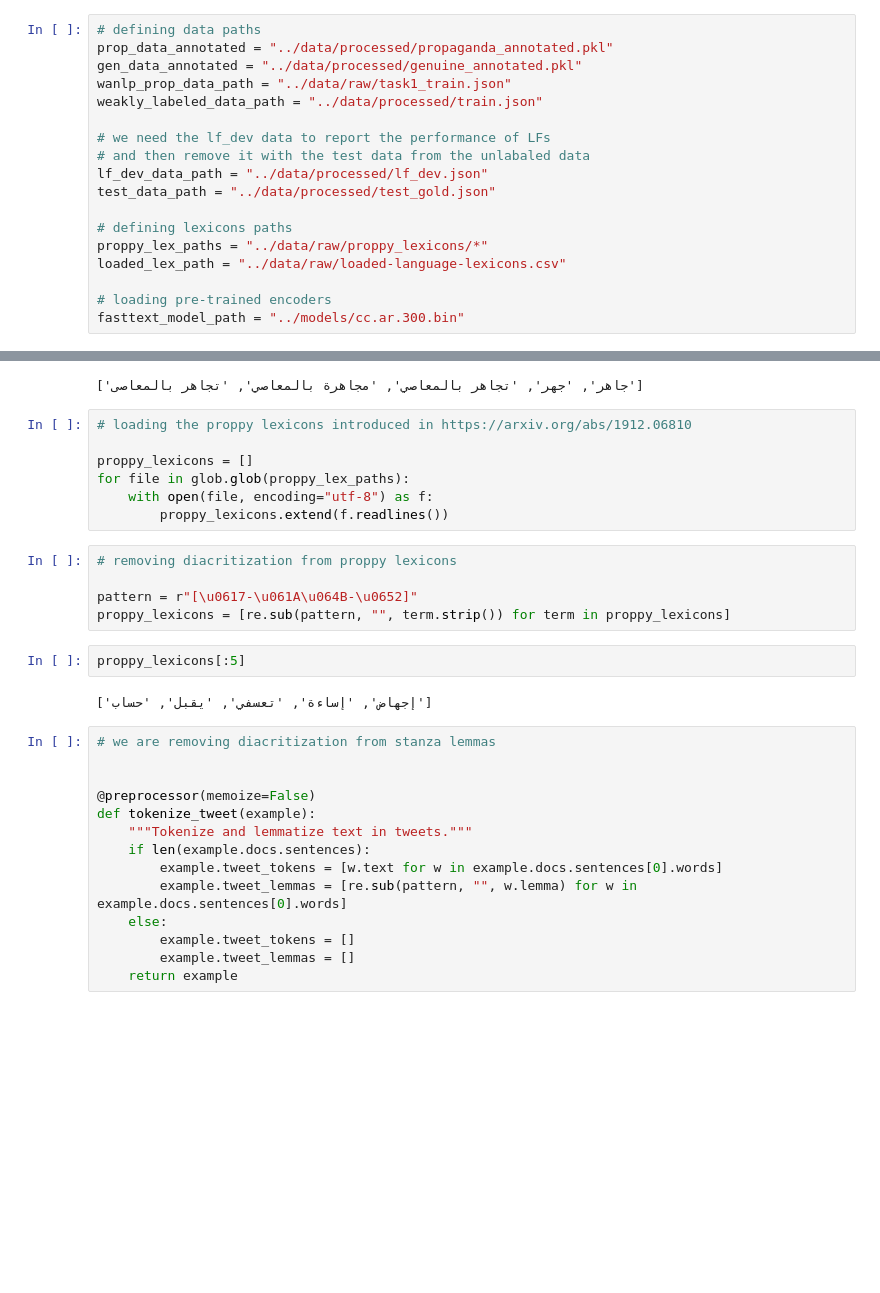
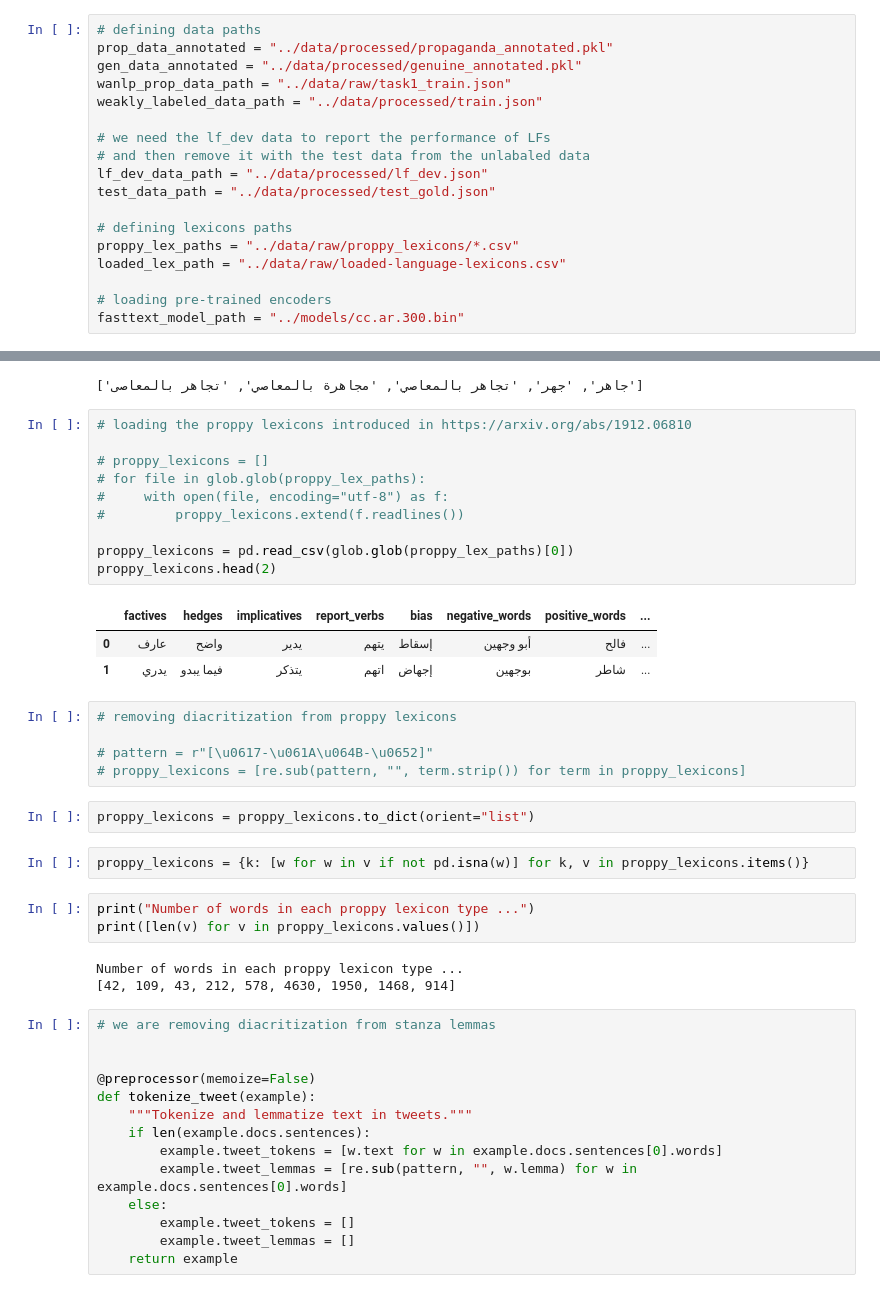
Before and after one commit to iSemantics-ai/Arabic-Propaganda-Detection, a Jupyter notebook: notebooks/labeling_functions.ipynb, the cells around one changed output, grey strips where cells are left out. Saved outputs shown, nothing was run; the diff lists cells and outputs as text; blank space fills up the shorter version.

```diff
--- a/notebooks/labeling_functions.ipynb
+++ b/notebooks/labeling_functions.ipynb
@@ -33,7 +33,7 @@ lf_dev_data_path = "../data/processed/lf_dev.json"
 test_data_path = "../data/processed/test_gold.json"
 
 # defining lexicons paths
-proppy_lex_paths = "../data/raw/proppy_lexicons/*"
+proppy_lex_paths = "../data/raw/proppy_lexicons/*.csv"
 loaded_lex_path = "../data/raw/loaded-language-lexicons.csv"
 
 # loading pre-trained encoders
@@ -359,19 +381,32 @@ loaded_lexicons[:5]
 # %%
 # loading the proppy lexicons introduced in https://arxiv.org/abs/1912.06810
 
-proppy_lexicons = []
-for file in glob.glob(proppy_lex_paths):
-    with open(file, encoding="utf-8") as f:
-        proppy_lexicons.extend(f.readlines())
+# proppy_lexicons = []
+# for file in glob.glob(proppy_lex_paths):
+#     with open(file, encoding="utf-8") as f:
+#         proppy_lexicons.extend(f.readlines())
+
+proppy_lexicons = pd.read_csv(glob.glob(proppy_lex_paths)[0])
+proppy_lexicons.head(2)
+# %% [output]
+|  | factives | hedges | implicatives | report_verbs | bias | negative_words | positive_words | ... |
+| 0 | عارف | واضح | يدير | يتهم | إسقاط | أبو وجهين | فالح | ... |
+| 1 | يدري | فيما يبدو | يتذكر | اتهم | إجهاض | بوجهين | شاطر | ... |
 # %%
 # removing diacritization from proppy lexicons
 
-pattern = r"[\u0617-\u061A\u064B-\u0652]"
-proppy_lexicons = [re.sub(pattern, "", term.strip()) for term in proppy_lexicons]
+# pattern = r"[\u0617-\u061A\u064B-\u0652]"
+# proppy_lexicons = [re.sub(pattern, "", term.strip()) for term in proppy_lexicons]
+# %%
+proppy_lexicons = proppy_lexicons.to_dict(orient="list")
+# %%
+proppy_lexicons = {k: [w for w in v if not pd.isna(w)] for k, v in proppy_lexicons.items()}
 # %%
-proppy_lexicons[:5]
+print("Number of words in each proppy lexicon type ...")
+print([len(v) for v in proppy_lexicons.values()])
 # %% [output]
-['إجهاض', 'إساءة', 'تعسفي', 'يقبل', 'حساب']
+Number of words in each proppy lexicon type ...
+[42, 109, 43, 212, 578, 4630, 1950, 1468, 914]
 # %%
 # we are removing diacritization from stanza lemmas
 
```
Also changed, not shown: parts of 16 cells of this notebook.
